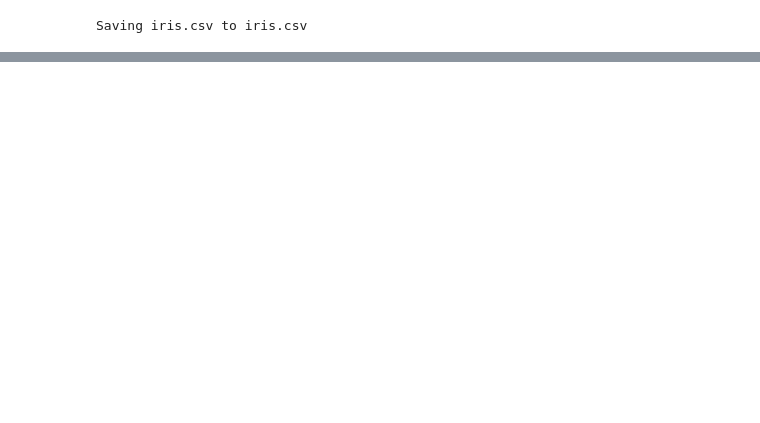
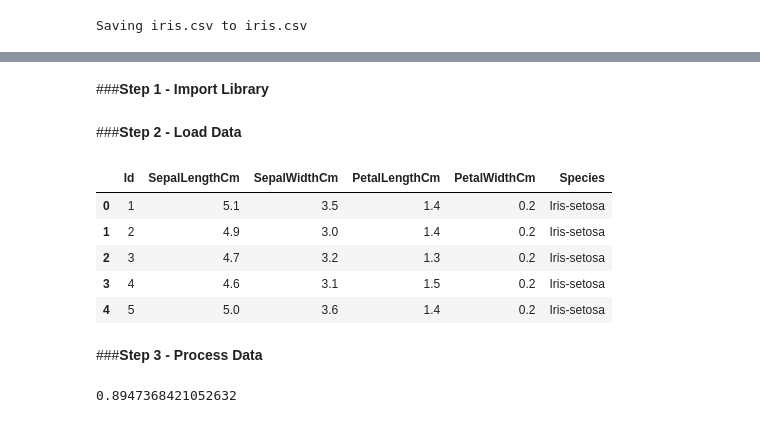
Before and after one commit to fnsalamaa/Machine-Learning, a Jupyter notebook: Machine_Learning_Week6.ipynb, the cells around one changed output, grey strips where cells are left out. Drawn from its saved outputs; the diff is of its cells as text; code cells hidden in the pictures; blank space fills up the shorter version.

```diff
--- a/Machine_Learning_Week6.ipynb
+++ b/Machine_Learning_Week6.ipynb
@@ -161,0 +263,2 @@ Saving iris.csv to iris.csv
+# %% [markdown]
+###**Step 1 - Import Library**
@@ -161,0 +271,35 @@ Saving iris.csv to iris.csv
+# %% [markdown]
+###**Step 2 - Load Data**
+# %%
+# Load data
+df = pd.read_csv('iris.csv')
+
+# Displays the first few rows of the dataframe
+df.head()
+# %% [output]
+|  | Id | SepalLengthCm | SepalWidthCm | PetalLengthCm | PetalWidthCm | Species |
+| 0 | 1 | 5.1 | 3.5 | 1.4 | 0.2 | Iris-setosa |
+| 1 | 2 | 4.9 | 3.0 | 1.4 | 0.2 | Iris-setosa |
+| 2 | 3 | 4.7 | 3.2 | 1.3 | 0.2 | Iris-setosa |
+| 3 | 4 | 4.6 | 3.1 | 1.5 | 0.2 | Iris-setosa |
+| 4 | 5 | 5.0 | 3.6 | 1.4 | 0.2 | Iris-setosa |
+# %% [markdown]
+###**Step 3 - Process Data**
+# %%
+layer_one_estimators = [
+                        ('rf_1', RandomForestClassifier(n_estimators=10, random_state=42)),
+                        ('knn_1', KNeighborsClassifier(n_neighbors=5))
+                       ]
+layer_two_estimators = [
+                        ('dt_2', DecisionTreeClassifier()),
+                        ('rf_2', RandomForestClassifier(n_estimators=50, random_state=42)),
+                       ]
+layer_two = StackingClassifier(estimators=layer_two_estimators, final_estimator=LogisticRegression())
+
+
+clf = StackingClassifier(estimators=layer_one_estimators, final_estimator=layer_two)
+
+X_train, X_test, y_train, y_test = train_test_split(X, y, stratify=y, random_state=42)
+clf.fit(X_train, y_train).score(X_test, y_test)
+# %% [output]
+0.8947368421052632
```
Also changed, not shown: parts of 49 cells of this notebook.
